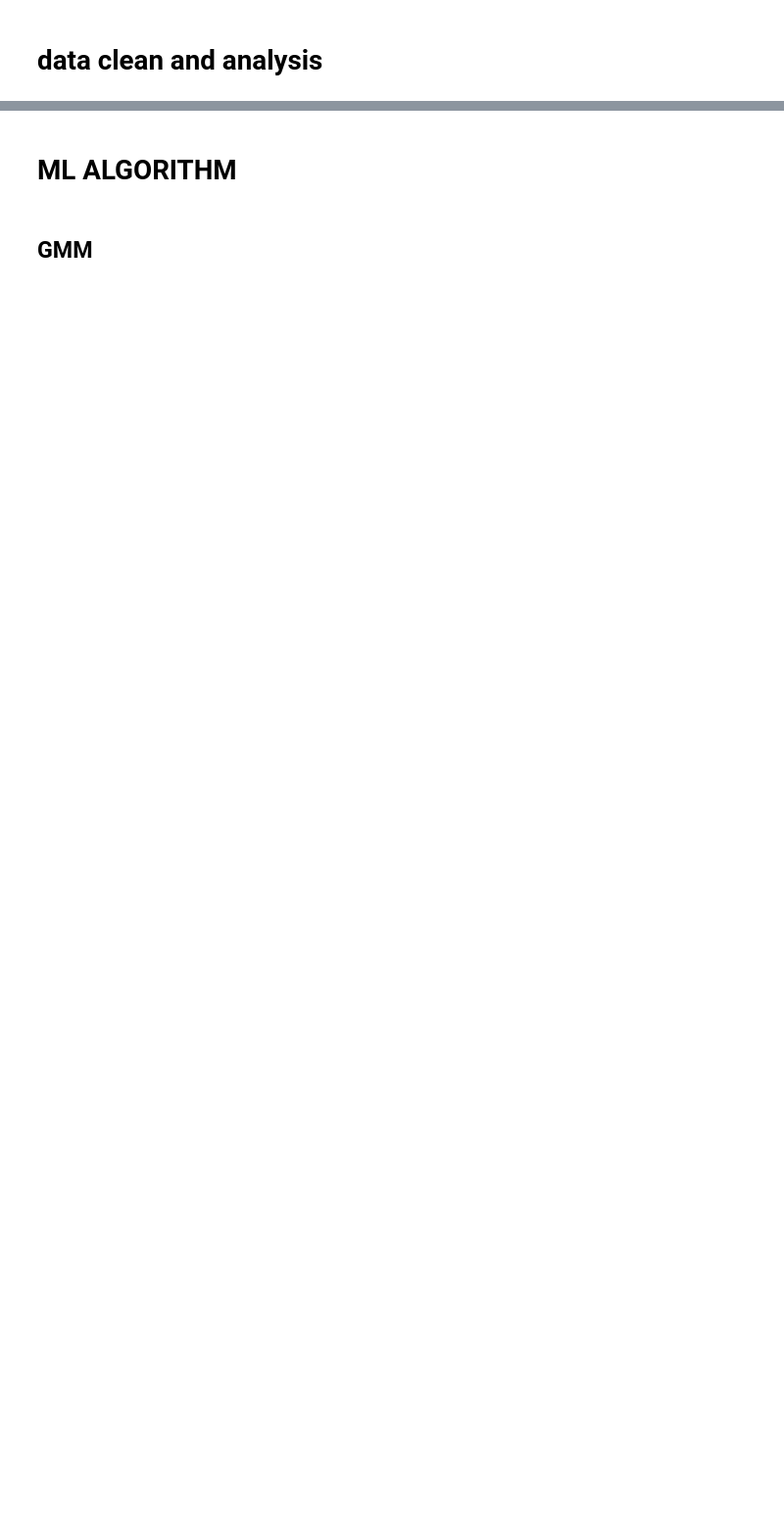
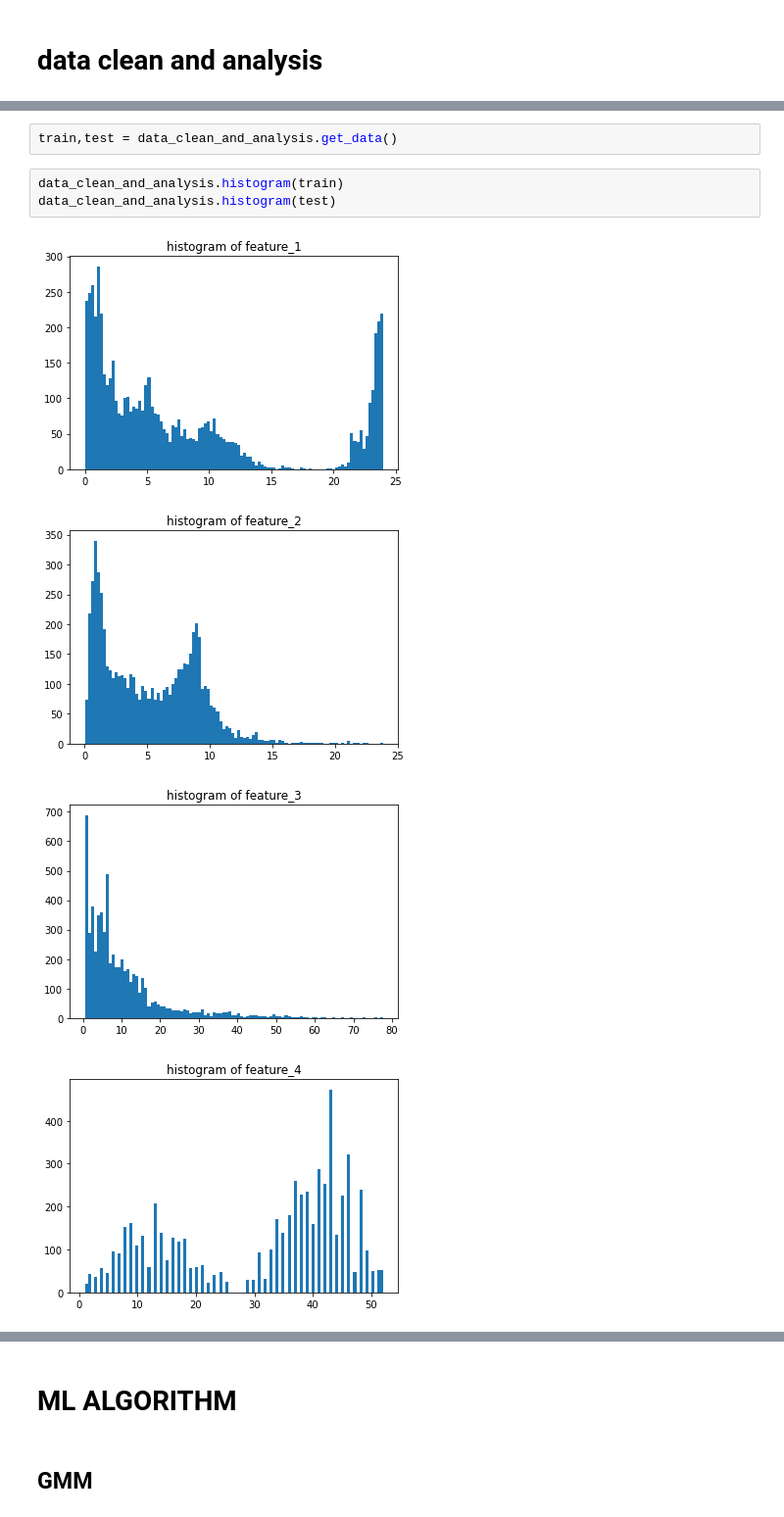
Before and after one commit to HuihanYang-Arya/cuhksz_dda4210_miniproject, a Jupyter notebook: pipeline.ipynb, the cells around one changed output, grey strips where cells are left out. Shown: that part at 98% size. Saved outputs shown, nothing was run; the diff lists cells and outputs as text; blank space fills up the shorter version.

Commit message:
modify the part of gmm and data_clean_and_analysis

```diff
--- a/pipeline.ipynb
+++ b/pipeline.ipynb
@@ -50,0 +20,10 @@ basic_analysis(train)
+# %%
+train,test = data_clean_and_analysis.get_data()
+# %%
+data_clean_and_analysis.histogram(train)
+data_clean_and_analysis.histogram(test)
+# %% [output]
+[figure, added]
+[figure, added]
+[figure, added]
+[figure, added]
```
Also changed, not shown: parts of 13 cells of this notebook, 3 other files.
